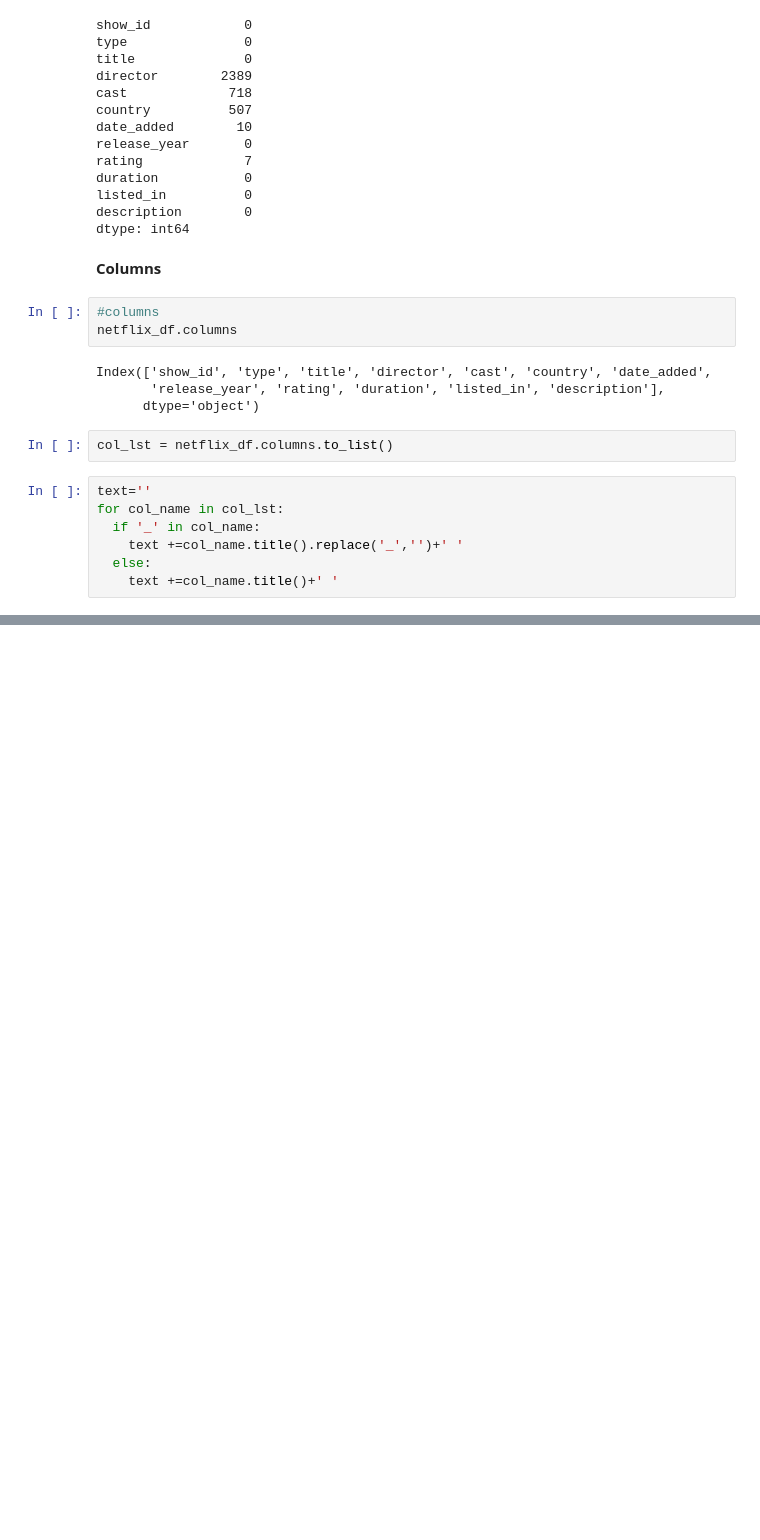
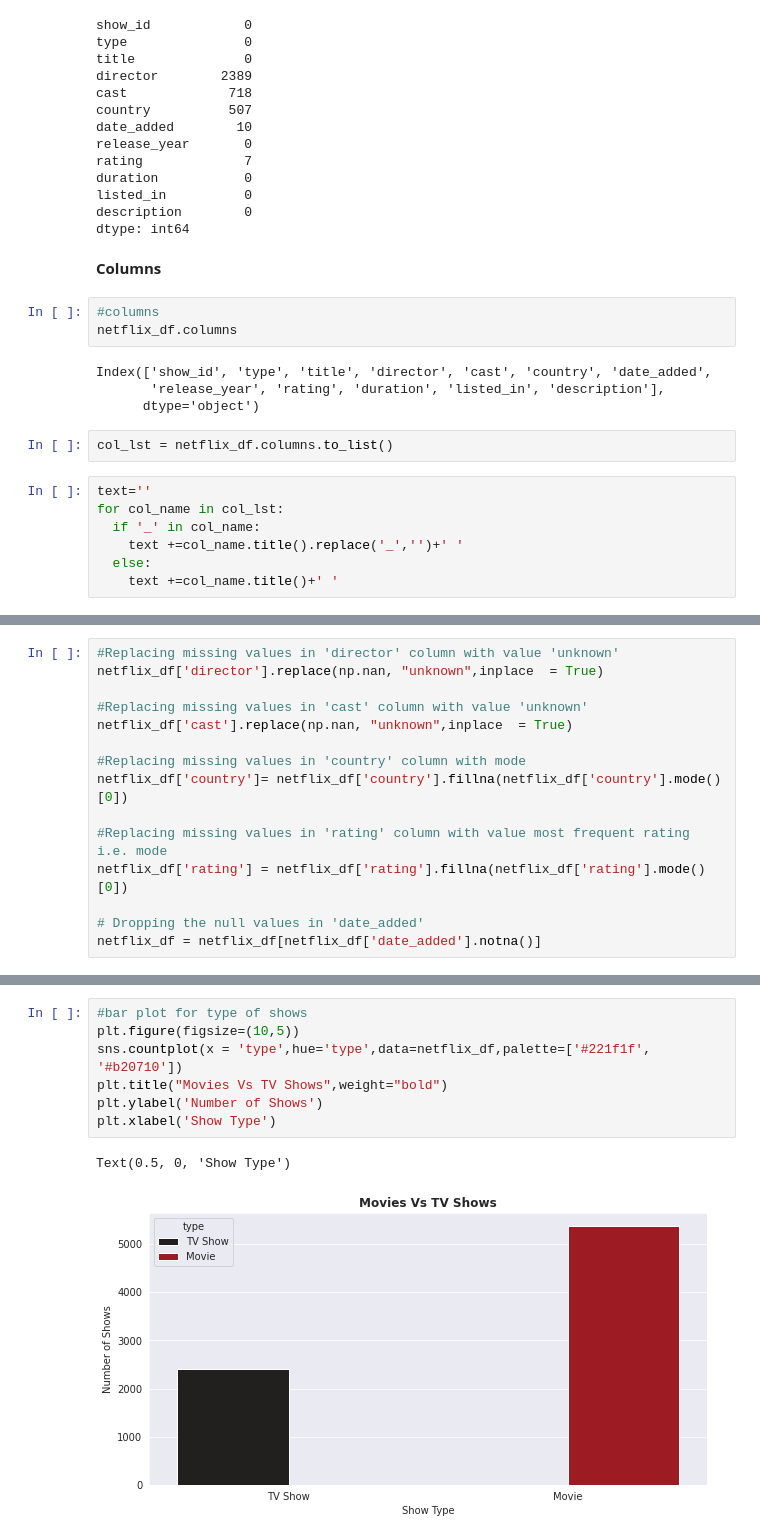
Before and after one commit to victorious07/Netflix-Movies-and-TV-Shows-Clustering, a Jupyter notebook: Netflix_Movies_And_TVShows_Clustering_CapstoneProject.ipynb, the cells around one changed output, grey strips where cells are left out. Cells and saved outputs as stored; diff of their text form; blank space fills up the shorter version.

```diff
--- a/Netflix_Movies_And_TVShows_Clustering_CapstoneProject.ipynb
+++ b/Netflix_Movies_And_TVShows_Clustering_CapstoneProject.ipynb
@@ -183,0 +248,15 @@ plt.tight_layout(pad = 0)
+# %%
+#Replacing missing values in 'director' column with value 'unknown'
+netflix_df['director'].replace(np.nan, "unknown",inplace  = True)
+
+#Replacing missing values in 'cast' column with value 'unknown'
+netflix_df['cast'].replace(np.nan, "unknown",inplace  = True)
+
+#Replacing missing values in 'country' column with mode
+netflix_df['country']= netflix_df['country'].fillna(netflix_df['country'].mode()[0])
+
+#Replacing missing values in 'rating' column with value most frequent rating i.e. mode
+netflix_df['rating'] = netflix_df['rating'].fillna(netflix_df['rating'].mode()[0])
+
+# Dropping the null values in 'date_added'
+netflix_df = netflix_df[netflix_df['date_added'].notna()]
@@ -183,0 +321,10 @@ plt.tight_layout(pad = 0)
+# %%
+#bar plot for type of shows
+plt.figure(figsize=(10,5))
+sns.countplot(x = 'type',hue='type',data=netflix_df,palette=['#221f1f', '#b20710'])
+plt.title("Movies Vs TV Shows",weight="bold")
+plt.ylabel('Number of Shows')
+plt.xlabel('Show Type')
+# %% [output]
+Text(0.5, 0, 'Show Type')
+[figure, added]
```
Also changed, not shown: parts of 27 cells of this notebook.
